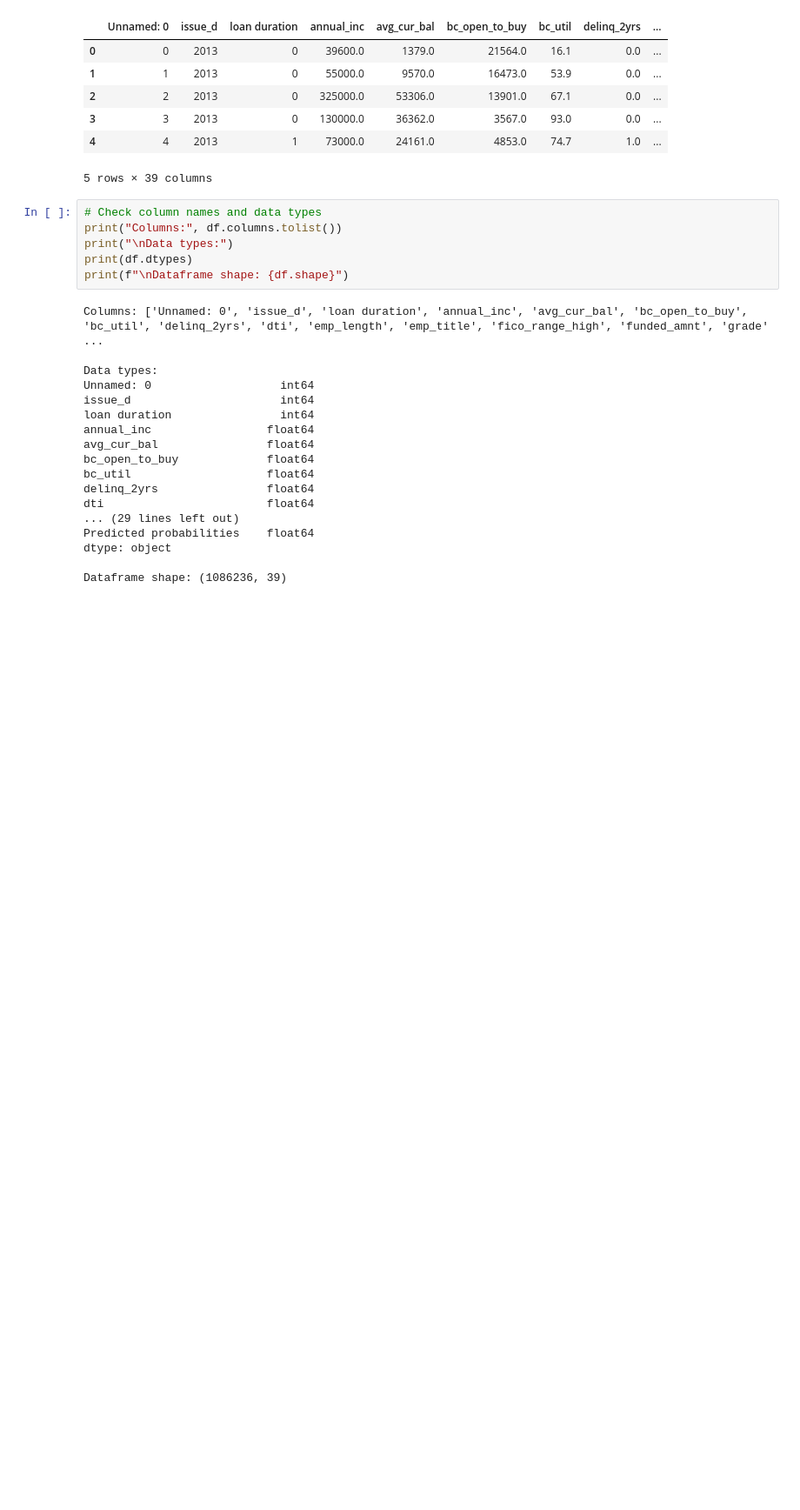
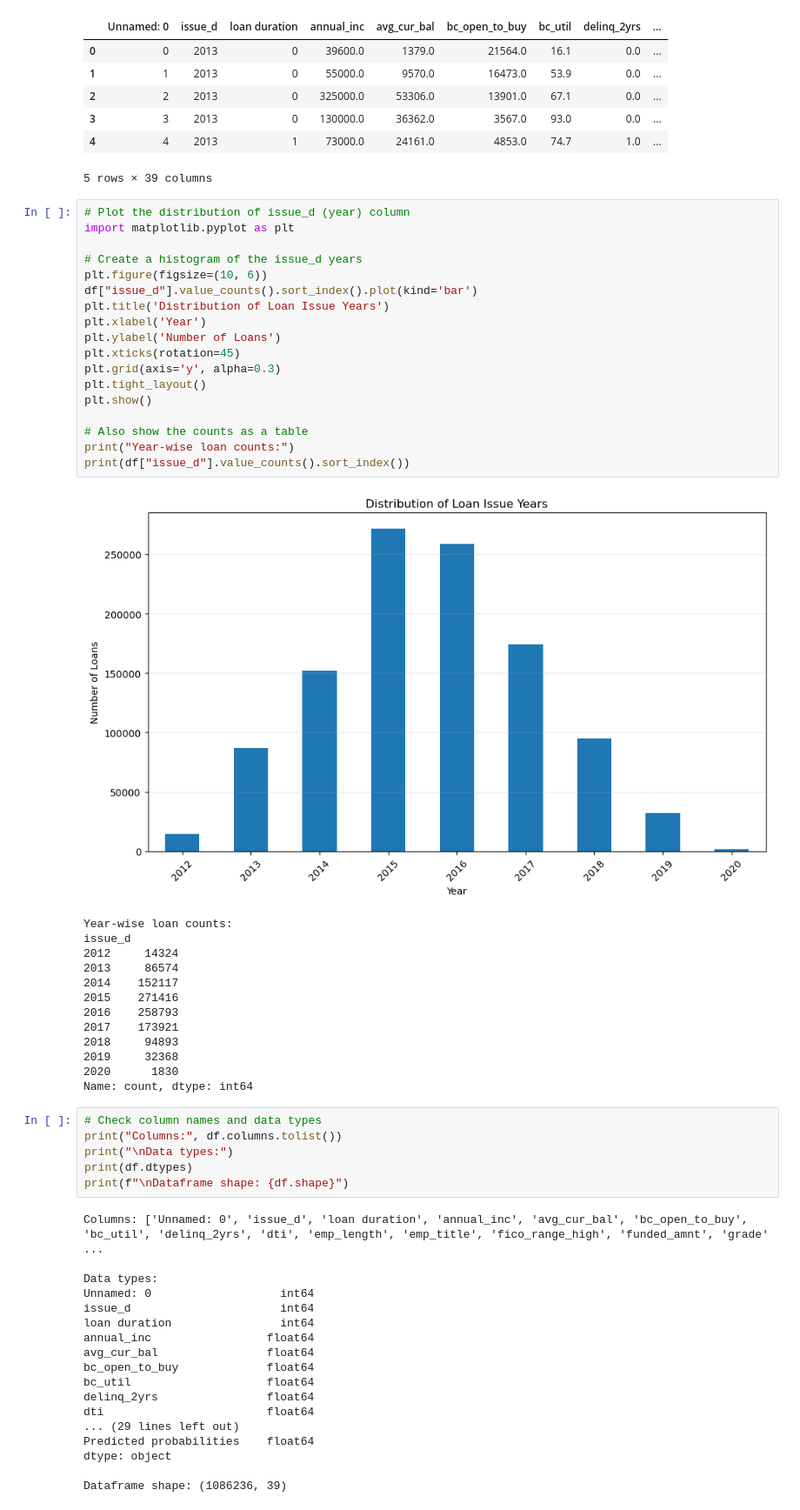
Before and after one commit to DENGDixin/isaf-g2, a Jupyter notebook: project.ipynb, the cells around one changed output. Shown at 87% size. Drawn from its saved outputs; the diff is of its cells as text; blank space fills up the shorter version.

```diff
--- a/project.ipynb
+++ b/project.ipynb
@@ -60,6 +60,38 @@ df.head()
 | 3 | 3 | 2013 | 0 | 130000.0 | 36362.0 | 3567.0 | 93.0 | 0.0 | ... |
 | 4 | 4 | 2013 | 1 | 73000.0 | 24161.0 | 4853.0 | 74.7 | 1.0 | ... |
 5 rows × 39 columns
+# %%
+# Plot the distribution of issue_d (year) column
+import matplotlib.pyplot as plt
+
+# Create a histogram of the issue_d years
+plt.figure(figsize=(10, 6))
+df["issue_d"].value_counts().sort_index().plot(kind='bar')
+plt.title('Distribution of Loan Issue Years')
+plt.xlabel('Year')
+plt.ylabel('Number of Loans')
+plt.xticks(rotation=45)
+plt.grid(axis='y', alpha=0.3)
+plt.tight_layout()
+plt.show()
+
+# Also show the counts as a table
+print("Year-wise loan counts:")
+print(df["issue_d"].value_counts().sort_index())
+# %% [output]
+[figure, added]
+Year-wise loan counts:
+issue_d
+2012     14324
+2013     86574
+2014    152117
+2015    271416
+2016    258793
+2017    173921
+2018     94893
+2019     32368
+2020      1830
+Name: count, dtype: int64
 # %%
 # Check column names and data types
 print("Columns:", df.columns.tolist())
```
Also changed, not shown: parts of 6 cells of this notebook.
